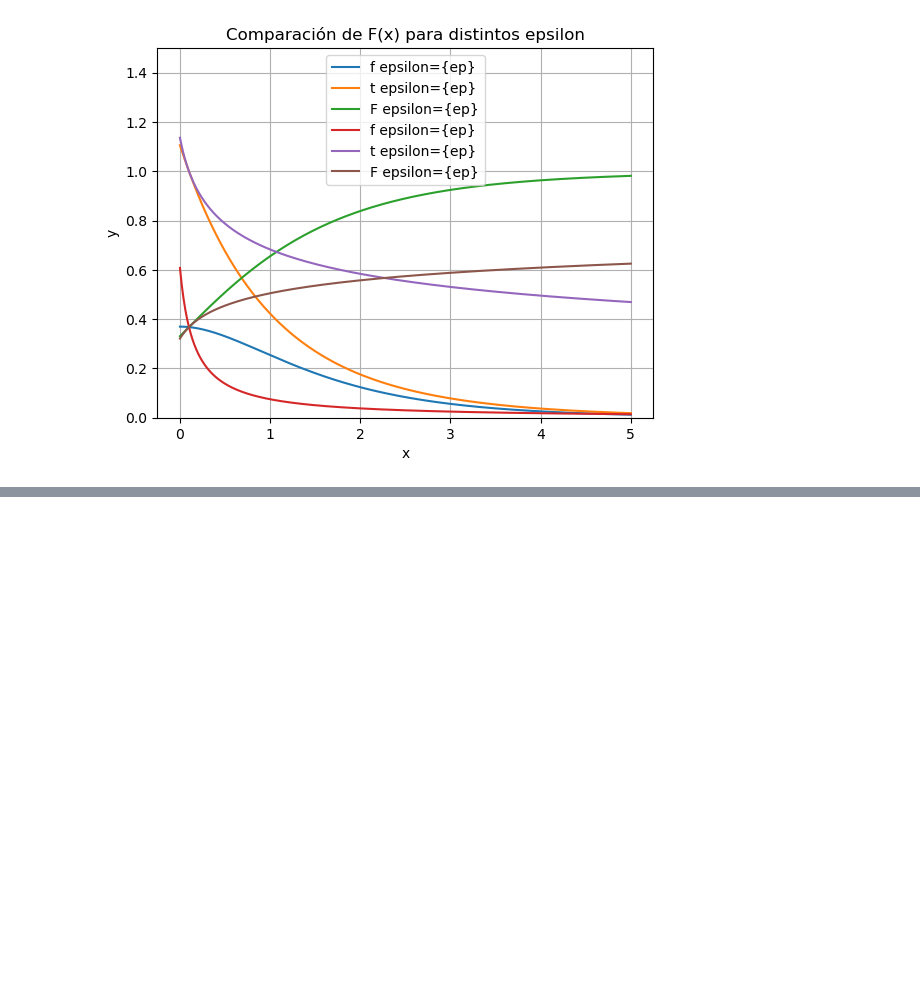
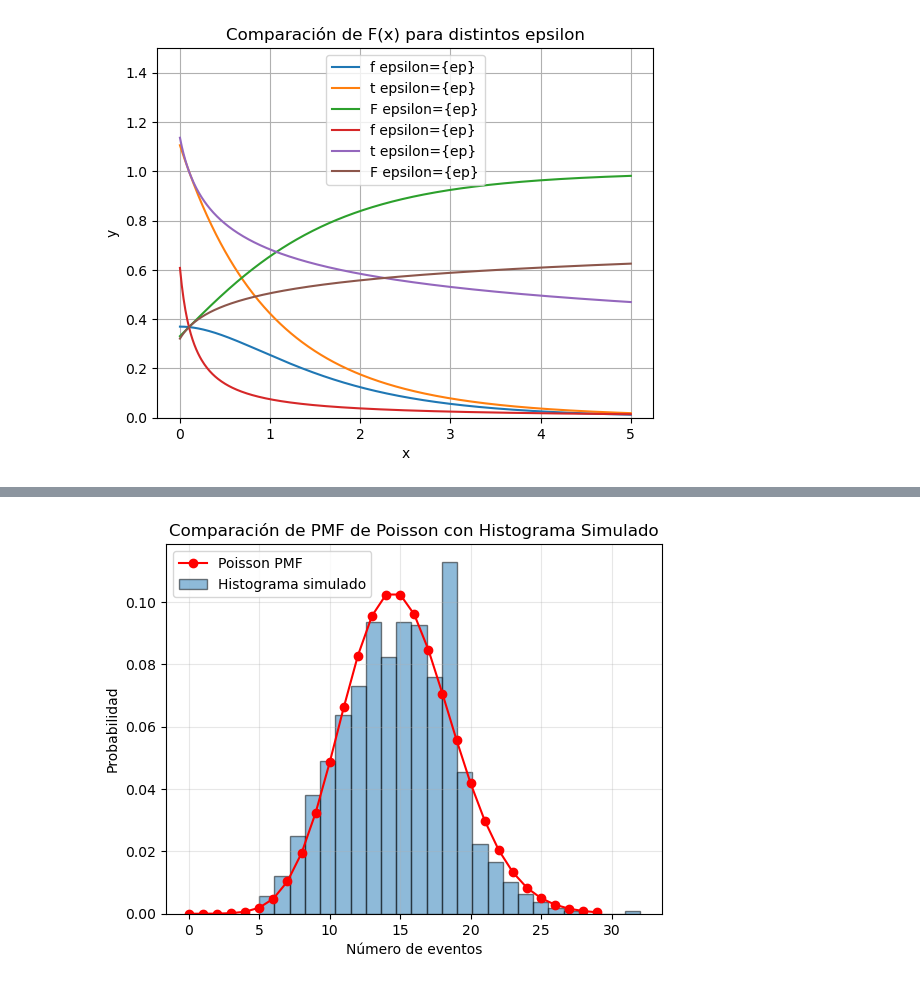
Before and after one commit to rubsanmon22/2025-unc-famaf-astro-astrometria1, a Jupyter notebook: tp2/tp2.ipynb, the cells around one changed output, grey strips where cells are left out. Cells and saved outputs as stored; diff of their text form; code cells hidden in the pictures; blank space fills up the shorter version.

```diff
--- a/tp2/tp2.ipynb
+++ b/tp2/tp2.ipynb
@@ -193,0 +284,14 @@ plt.show()
+# %%
+# Ahora quiero ver la funcion discreta de poisson para comparar con el histograma
+k = np.arange(0, 30)
+poisson_pmf = (math.exp(-media_teorica) * media_teorica**k) / np.array([math.factorial(i) for i in k])
+plt.plot(k, poisson_pmf, 'ro-', label='Poisson PMF')
+plt.hist(resultados, bins=25, density=True, alpha=0.5, edgecolor='black', label='Histograma simulado')
+plt.xlabel('Número de eventos')
+plt.ylabel('Probabilidad')
+plt.title('Comparación de PMF de Poisson con Histograma Simulado')
+plt.legend()
+plt.grid(True, alpha=0.3)
+plt.show()
+# %% [output]
+[figure, added]
```
Also changed, not shown: parts of 11 cells of this notebook, 1 other file.
